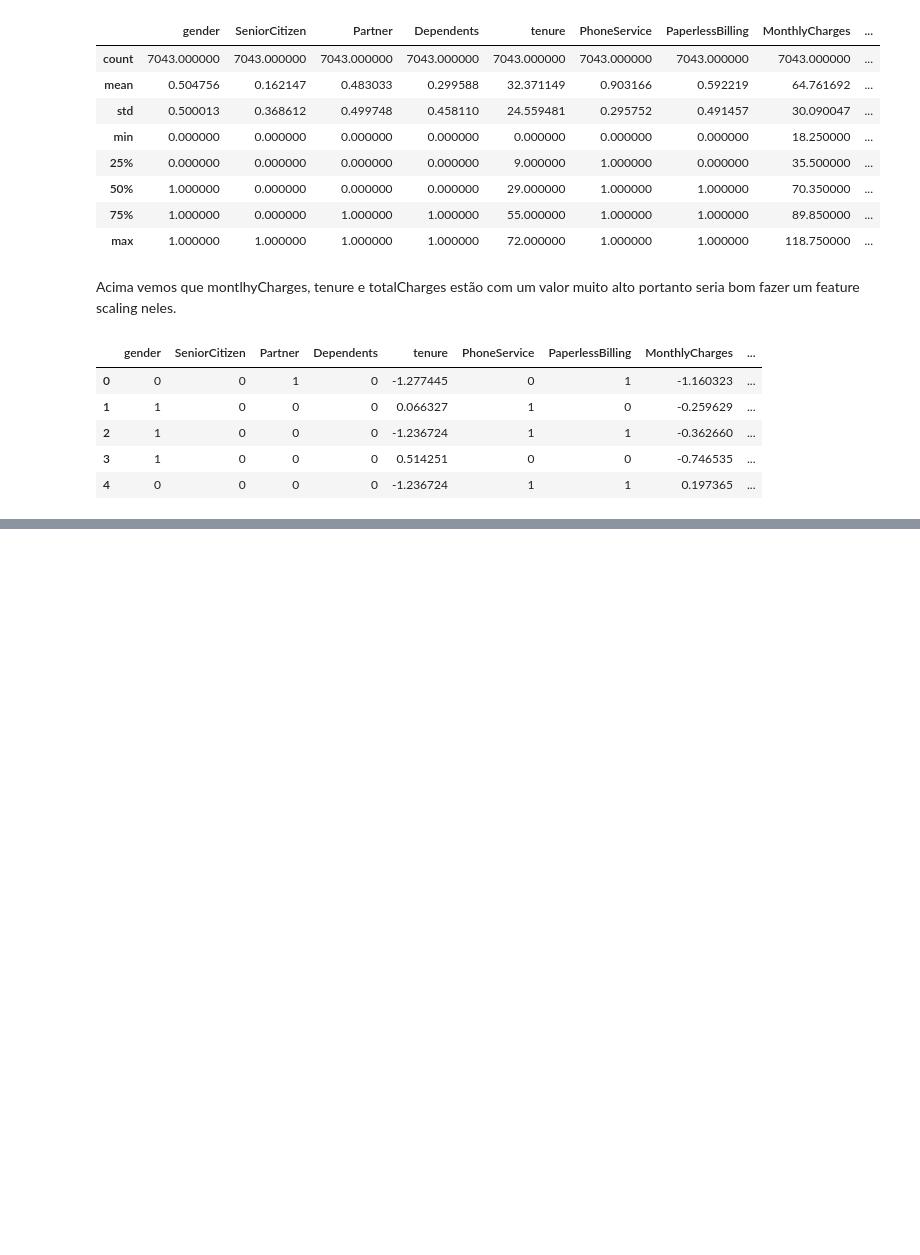
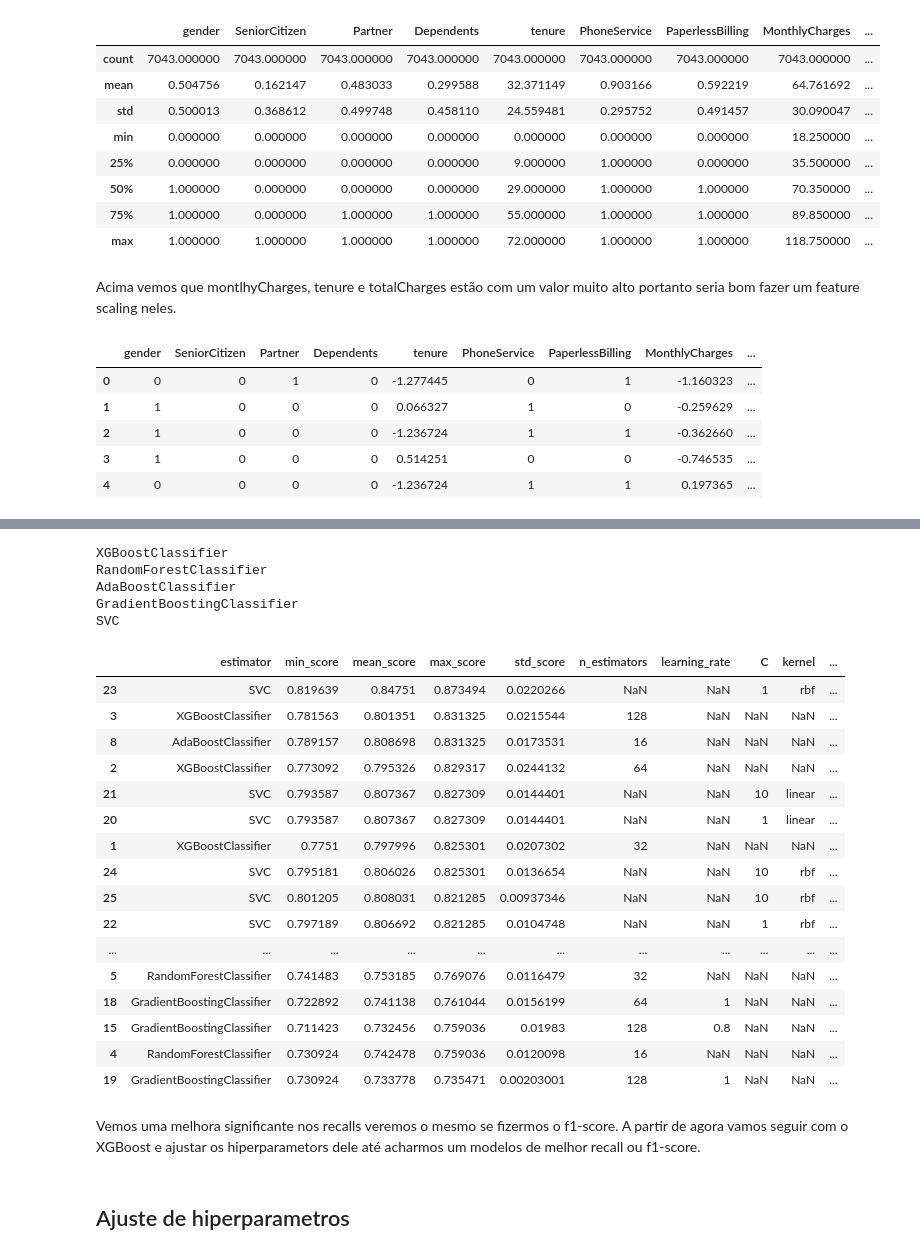
Before and after one commit to tvaditya/intro_ds_and_ml, a Jupyter notebook: [T_V_Aditya]Churn_Prediction_para_uma_empresa_de_Telecomunicações.ipynb, the cells around one changed output, grey strips where cells are left out. Saved outputs shown, nothing was run; the diff lists cells and outputs as text; code cells hidden in the pictures; blank space fills up the shorter version.

```diff
--- a/[T_V_Aditya]Churn_Prediction_para_uma_empresa_de_Telecomunicações.ipynb
+++ b/[T_V_Aditya]Churn_Prediction_para_uma_empresa_de_Telecomunicações.ipynb
@@ -359,0 +601,29 @@ from sklearn.linear_model import LogisticRegression
+# %%
+helper3.score_summary(sort_by='max_score')
+# %% [output]
+XGBoostClassifier
+RandomForestClassifier
+AdaBoostClassifier
+GradientBoostingClassifier
+SVC
+|  | estimator | min_score | mean_score | max_score | std_score | n_estimators | learning_rate | C | kernel | ... |
+| 23 | SVC | 0.819639 | 0.84751 | 0.873494 | 0.0220266 | NaN | NaN | 1 | rbf | ... |
+| 3 | XGBoostClassifier | 0.781563 | 0.801351 | 0.831325 | 0.0215544 | 128 | NaN | NaN | NaN | ... |
+| 8 | AdaBoostClassifier | 0.789157 | 0.808698 | 0.831325 | 0.0173531 | 16 | NaN | NaN | NaN | ... |
+| 2 | XGBoostClassifier | 0.773092 | 0.795326 | 0.829317 | 0.0244132 | 64 | NaN | NaN | NaN | ... |
+| 21 | SVC | 0.793587 | 0.807367 | 0.827309 | 0.0144401 | NaN | NaN | 10 | linear | ... |
+| 20 | SVC | 0.793587 | 0.807367 | 0.827309 | 0.0144401 | NaN | NaN | 1 | linear | ... |
+| 1 | XGBoostClassifier | 0.7751 | 0.797996 | 0.825301 | 0.0207302 | 32 | NaN | NaN | NaN | ... |
+| 24 | SVC | 0.795181 | 0.806026 | 0.825301 | 0.0136654 | NaN | NaN | 10 | rbf | ... |
+| 25 | SVC | 0.801205 | 0.808031 | 0.821285 | 0.00937346 | NaN | NaN | 10 | rbf | ... |
+| 22 | SVC | 0.797189 | 0.806692 | 0.821285 | 0.0104748 | NaN | NaN | 1 | rbf | ... |
+| ... | ... | ... | ... | ... | ... | ... | ... | ... | ... | ... |
+| 5 | RandomForestClassifier | 0.741483 | 0.753185 | 0.769076 | 0.0116479 | 32 | NaN | NaN | NaN | ... |
+| 18 | GradientBoostingClassifier | 0.722892 | 0.741138 | 0.761044 | 0.0156199 | 64 | 1 | NaN | NaN | ... |
+| 15 | GradientBoostingClassifier | 0.711423 | 0.732456 | 0.759036 | 0.01983 | 128 | 0.8 | NaN | NaN | ... |
+| 4 | RandomForestClassifier | 0.730924 | 0.742478 | 0.759036 | 0.0120098 | 16 | NaN | NaN | NaN | ... |
+| 19 | GradientBoostingClassifier | 0.730924 | 0.733778 | 0.735471 | 0.00203001 | 128 | 1 | NaN | NaN | ... |
+# %% [markdown]
+Vemos uma melhora significante nos recalls veremos o mesmo se fizermos o f1-score. A partir de agora vamos seguir com o XGBoost e ajustar os hiperparametors dele até acharmos um modelos de melhor recall ou f1-score.
+# %% [markdown]
+## Ajuste de hiperparametros
```
Also changed, not shown: parts of 37 cells of this notebook.
